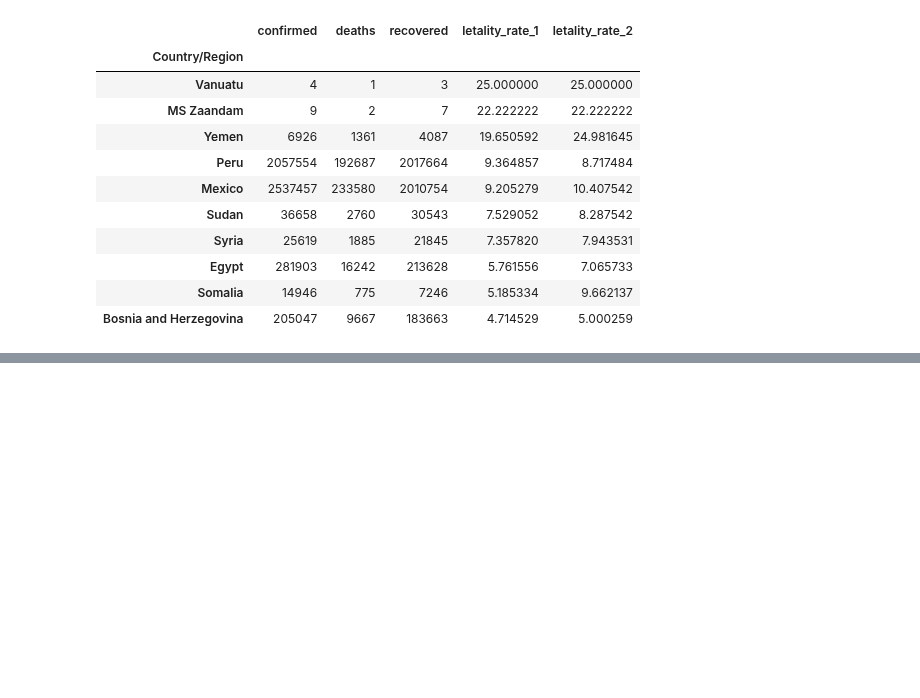
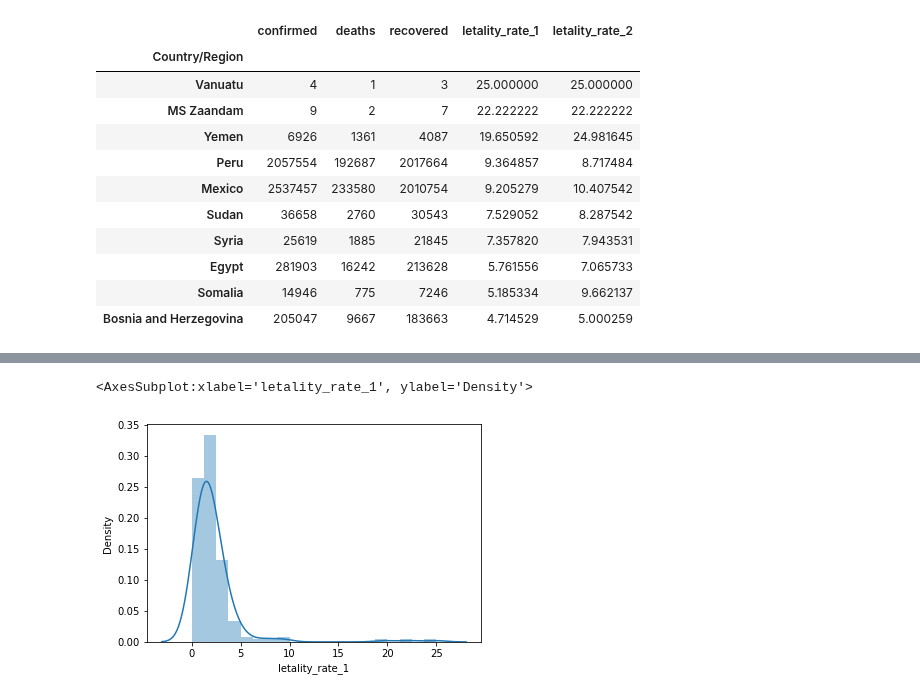
Before and after one commit to 6abi/data-science, a Jupyter notebook: ds_na_medicina/covid19.ipynb, the cells around one changed output, grey strips where cells are left out. Saved outputs shown, nothing was run; the diff lists cells and outputs as text; code cells hidden in the pictures; blank space fills up the shorter version.

```diff
--- a/ds_na_medicina/covid19.ipynb
+++ b/ds_na_medicina/covid19.ipynb
@@ -255,0 +294,5 @@ combined.sort_values("letality_rate_1", ascending=False).head(10)
+# %%
+sns.distplot(combined['letality_rate_1'], bins=20)
+# %% [output]
+<AxesSubplot:xlabel='letality_rate_1', ylabel='Density'>
+[figure, added]
```
Also changed, not shown: parts of 5 cells of this notebook.
